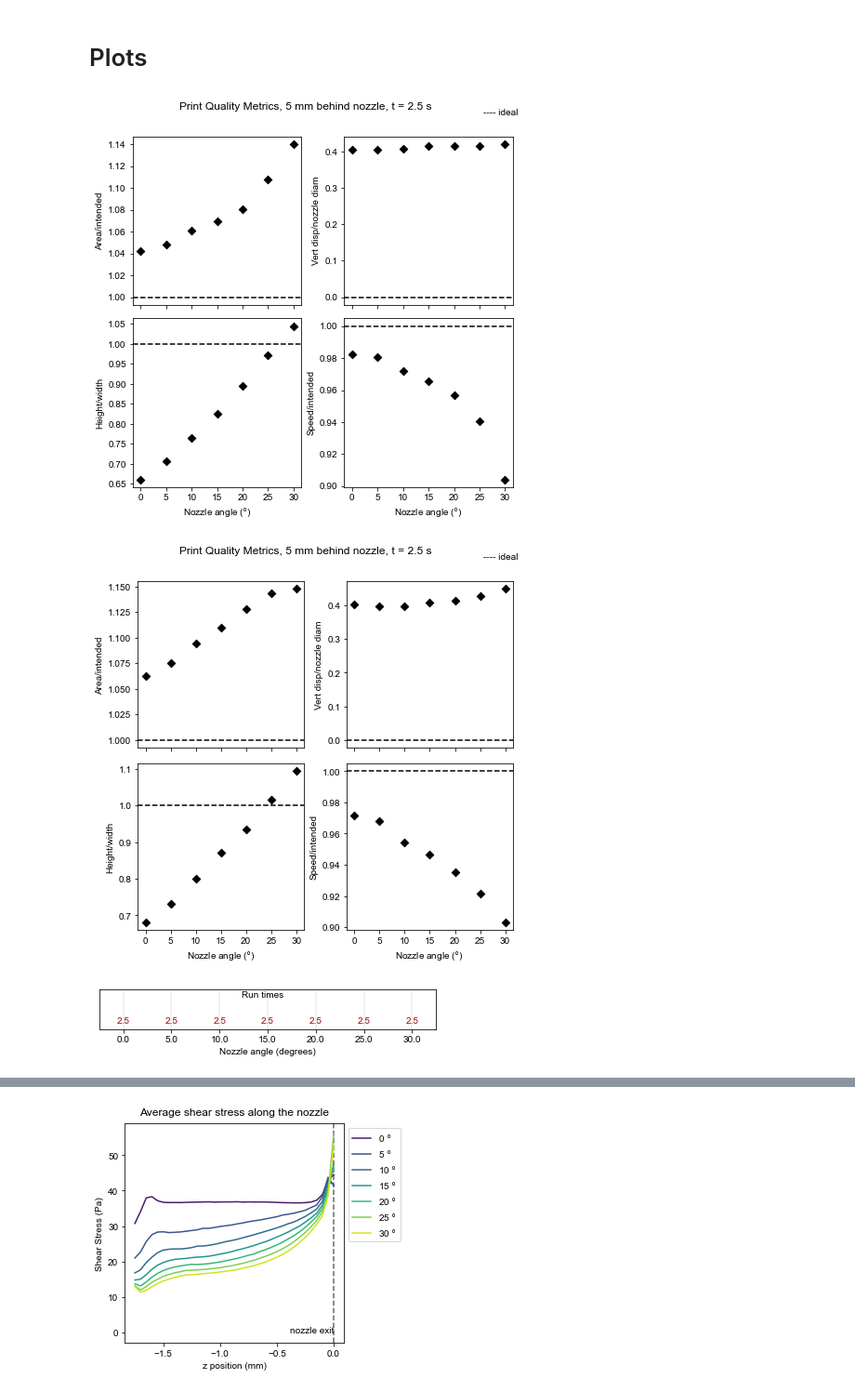
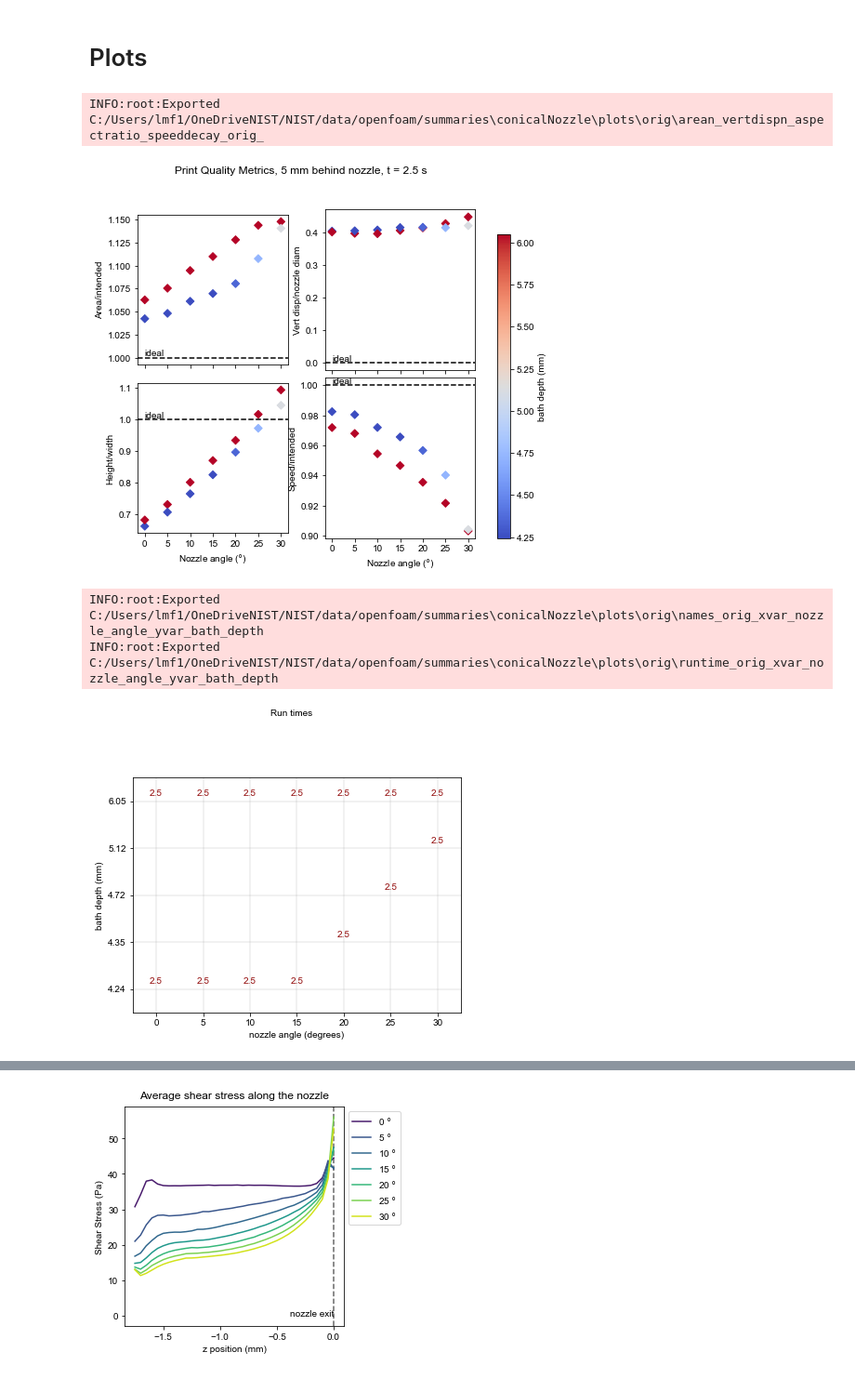
Before and after one commit to usnistgov/openfoamEmbedded3DP, a Jupyter notebook: pythonscripts/interfacemetrics_conicalNozzle.ipynb, the cells around one changed output, grey strips where cells are left out. Shown: that part at 93% size. Cells and saved outputs as stored; diff of their text form; code cells hidden in the pictures.

Commit message:
update plot tools

```diff
--- a/pythonscripts/interfacemetrics_conicalNozzle.ipynb
+++ b/pythonscripts/interfacemetrics_conicalNozzle.ipynb
@@ -150,21 +84,23 @@ INFO:root:No slices recorded in \\cfs2e.nist.gov\642\NIST_Projects\Additive Manu
 # %%
 time = 2.5
 x = 5
 labels = ['arean', 'vertdispn', 'aspectratio', 'speeddecay']
-for TOPFOLDER in [TOPFOLDERS[0], TOPFOLDERS[3]]:
-    qualityPlots0(TOPFOLDER, EXPORTFOLDER, time, x, labels, overwrite=True)
+for TOPFOLDER in [TOPFOLDERS[0]]:
+    qualityPlots0(TOPFOLDER, EXPORTFOLDER, time, x, labels, overwrite=True, cvar='bath_depth')
 # %% [output]
+INFO:root:Exported C:/Users/lmf1/OneDriveNIST/NIST/data/openfoam/summaries\conicalNozzle\plots\orig\arean_vertdispn_aspectratio_speeddecay_orig_
-[figure, old version]
+[figure, new version]
-[figure, removed]
 # %%
 xvar = 'nozzle_angle'
-yvar = 'nuink'
-for TOPFOLDER in [TOPFOLDERS[0], TOPFOLDERS[3]]:
+yvar = 'bath_depth'
+for TOPFOLDER in [TOPFOLDERS[0]]:
     txtPlots0(TOPFOLDER, EXPORTFOLDER, xvar=xvar, yvar=yvar, overwrite=True)
     timePlots(TOPFOLDER, EXPORTFOLDER, xvar=xvar, yvar=yvar, overwrite=True)
     runtimePlots0(TOPFOLDER, EXPORTFOLDER, xvar=xvar, yvar=yvar, overwrite=True)
 # %% [output]
+INFO:root:Exported C:/Users/lmf1/OneDriveNIST/NIST/data/openfoam/summaries\conicalNozzle\plots\orig\names_orig_xvar_nozzle_angle_yvar_bath_depth
+INFO:root:Exported C:/Users/lmf1/OneDriveNIST/NIST/data/openfoam/summaries\conicalNozzle\plots\orig\runtime_orig_xvar_nozzle_angle_yvar_bath_depth
-[figure, old version]
+[figure, new version]
 # %%
 t = 2.5
 xposition = 5
```
Also changed, not shown: parts of 12 cells of this notebook, 7 other files.
